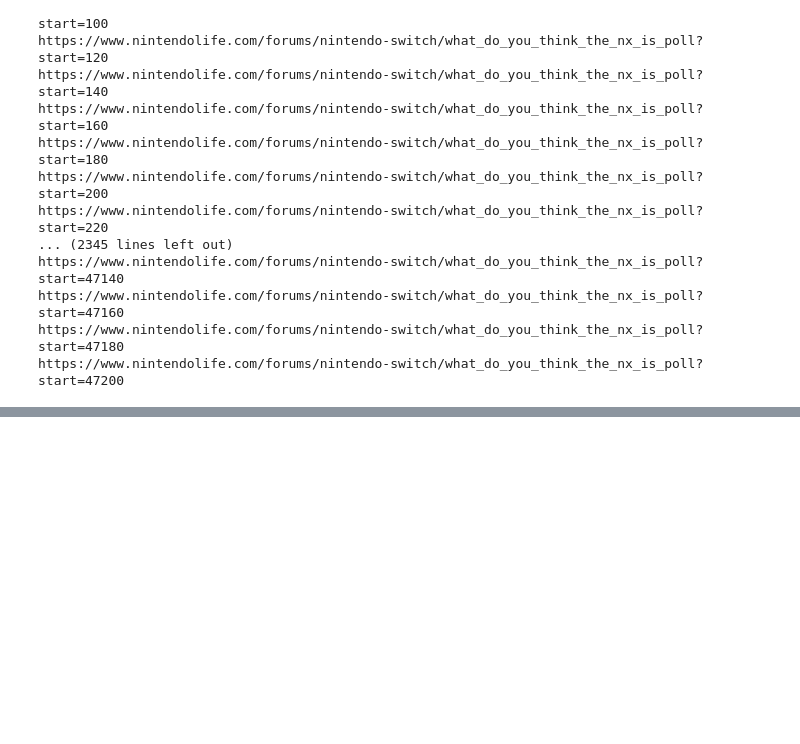
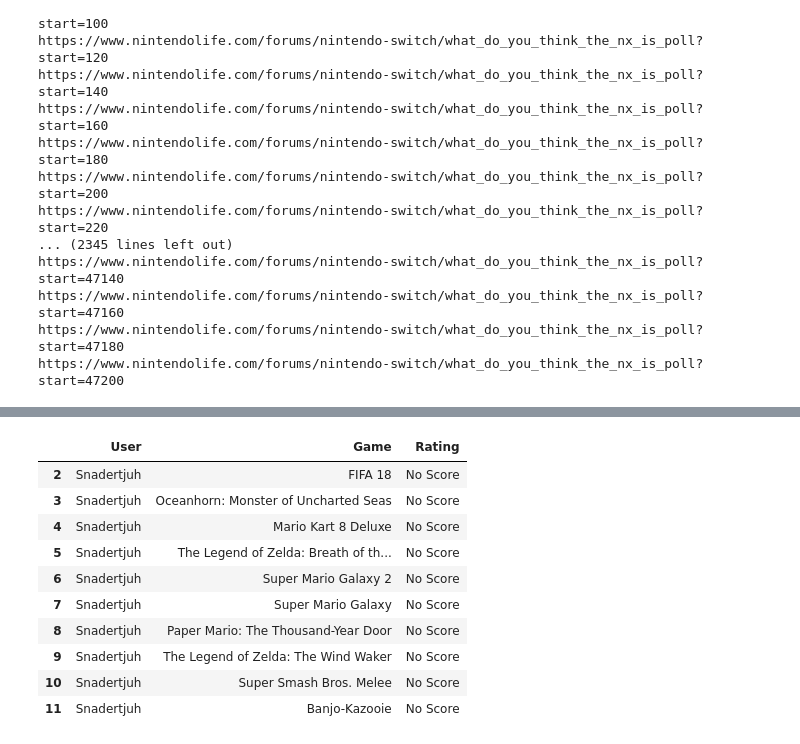
Before and after one commit to jberkowitz89/SharpestMindsProject, a Jupyter notebook: Nintendo_Project/Scraping_Link3710.ipynb, the cells around one changed output, grey strips where cells are left out. Drawn from its saved outputs; the diff is of its cells as text; code cells hidden in the pictures; blank space fills up the shorter version.

```diff
--- a/Nintendo_Project/Scraping_Link3710.ipynb
+++ b/Nintendo_Project/Scraping_Link3710.ipynb
@@ -705,0 +740,14 @@ Wall time: 1min 53s
+# %%
+combined_df.tail(10)
+# %% [output]
+|  | User | Game | Rating |
+| 2 | Snadertjuh | FIFA 18 | No Score |
+| 3 | Snadertjuh | Oceanhorn: Monster of Uncharted Seas | No Score |
+| 4 | Snadertjuh | Mario Kart 8 Deluxe | No Score |
+| 5 | Snadertjuh | The Legend of Zelda: Breath of th... | No Score |
+| 6 | Snadertjuh | Super Mario Galaxy 2 | No Score |
+| 7 | Snadertjuh | Super Mario Galaxy | No Score |
+| 8 | Snadertjuh | Paper Mario: The Thousand-Year Door | No Score |
+| 9 | Snadertjuh | The Legend of Zelda: The Wind Waker | No Score |
+| 10 | Snadertjuh | Super Smash Bros. Melee | No Score |
+| 11 | Snadertjuh | Banjo-Kazooie | No Score |
```
Also changed, not shown: parts of 21 cells of this notebook, 2 other files.
